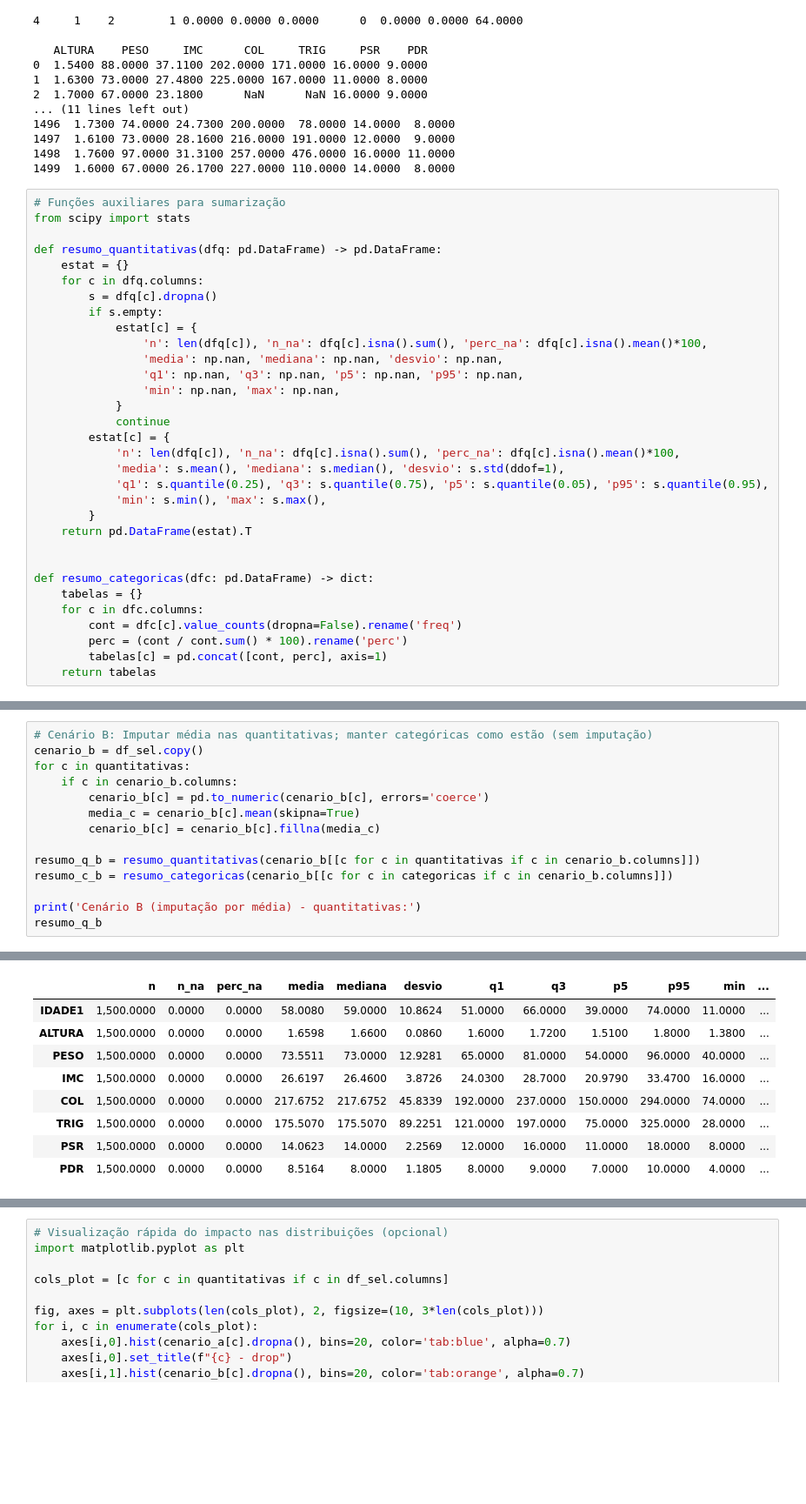
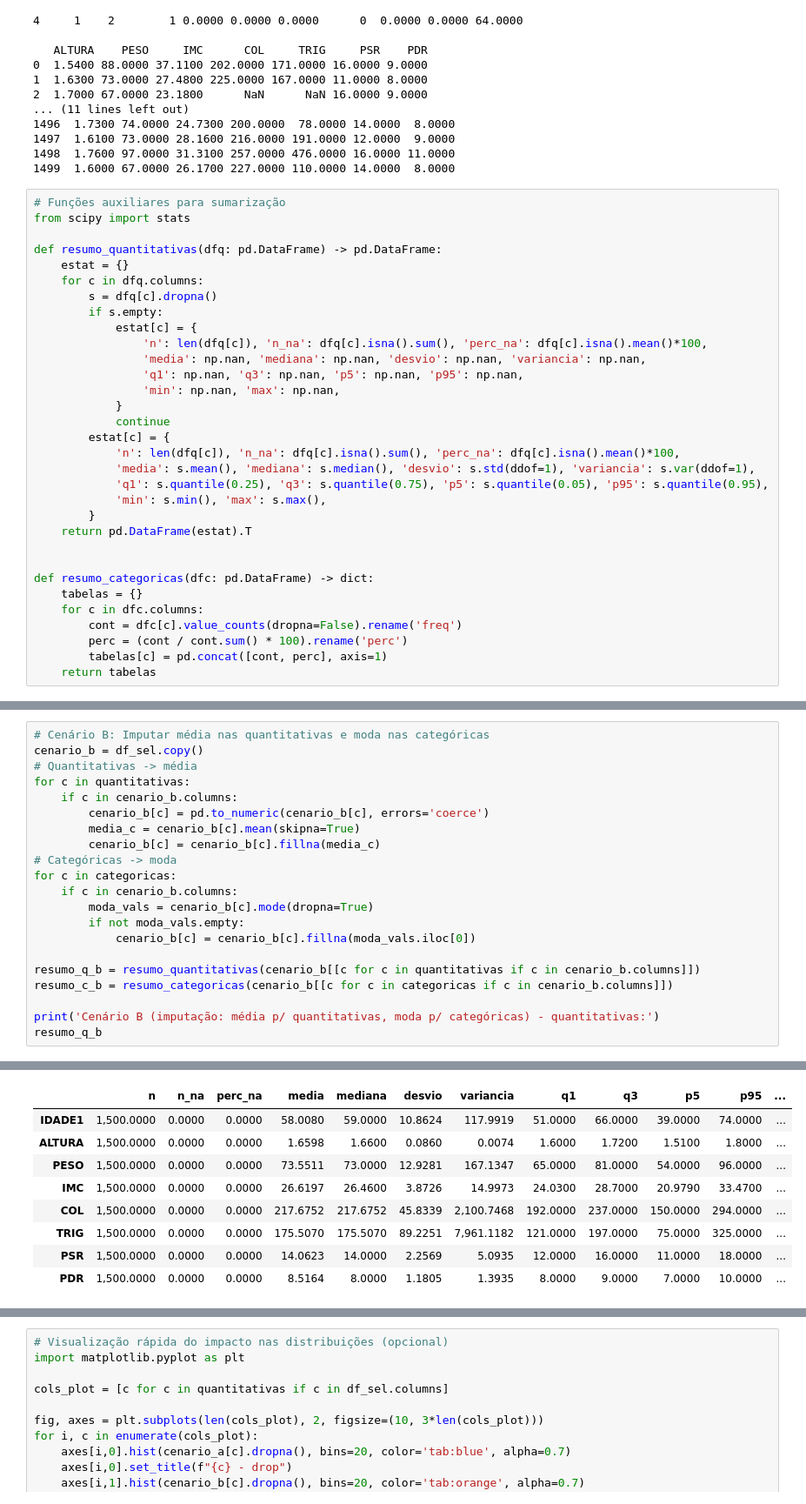
Before and after one commit to gabrielmarchesano/data-analysis-mqam, a Jupyter notebook: analise_coronarias.ipynb, the cells around one changed output, grey strips where cells are left out. Shown at 87% size. Saved outputs shown, nothing was run; the diff lists cells and outputs as text; blank space fills up the shorter version.

```diff
--- a/analise_coronarias.ipynb
+++ b/analise_coronarias.ipynb
@@ -98,14 +98,14 @@ def resumo_quantitativas(dfq: pd.DataFrame) -> pd.DataFrame:
         if s.empty:
             estat[c] = {
                 'n': len(dfq[c]), 'n_na': dfq[c].isna().sum(), 'perc_na': dfq[c].isna().mean()*100,
-                'media': np.nan, 'mediana': np.nan, 'desvio': np.nan,
+                'media': np.nan, 'mediana': np.nan, 'desvio': np.nan, 'variancia': np.nan,
                 'q1': np.nan, 'q3': np.nan, 'p5': np.nan, 'p95': np.nan,
                 'min': np.nan, 'max': np.nan,
             }
             continue
         estat[c] = {
             'n': len(dfq[c]), 'n_na': dfq[c].isna().sum(), 'perc_na': dfq[c].isna().mean()*100,
-            'media': s.mean(), 'mediana': s.median(), 'desvio': s.std(ddof=1),
+            'media': s.mean(), 'mediana': s.median(), 'desvio': s.std(ddof=1), 'variancia': s.var(ddof=1),
             'q1': s.quantile(0.25), 'q3': s.quantile(0.75), 'p5': s.quantile(0.05), 'p95': s.quantile(0.95),
             'min': s.min(), 'max': s.max(),
         }
@@ -143,15 +143,22 @@ Cenário A (drop linhas) - quantitativas:
 # %%
-# Cenário B: Imputar média nas quantitativas; manter categóricas como estão (sem imputação)
+# Cenário B: Imputar média nas quantitativas e moda nas categóricas
 cenario_b = df_sel.copy()
+# Quantitativas -> média
 for c in quantitativas:
     if c in cenario_b.columns:
         cenario_b[c] = pd.to_numeric(cenario_b[c], errors='coerce')
         media_c = cenario_b[c].mean(skipna=True)
         cenario_b[c] = cenario_b[c].fillna(media_c)
+# Categóricas -> moda
+for c in categoricas:
+    if c in cenario_b.columns:
+        moda_vals = cenario_b[c].mode(dropna=True)
+        if not moda_vals.empty:
+            cenario_b[c] = cenario_b[c].fillna(moda_vals.iloc[0])
 
 resumo_q_b = resumo_quantitativas(cenario_b[[c for c in quantitativas if c in cenario_b.columns]])
 resumo_c_b = resumo_categoricas(cenario_b[[c for c in categoricas if c in cenario_b.columns]])
 
-print('Cenário B (imputação por média) - quantitativas:')
+print('Cenário B (imputação: média p/ quantitativas, moda p/ categóricas) - quantitativas:')
 resumo_q_b
 # %% [output]
@@ -159,12 +166,12 @@ Cenário B (imputação por média) - quantitativas:
-|  | n | n_na | perc_na | media | mediana | desvio | q1 | q3 | p5 | p95 | min | ... |
-| IDADE1 | 1,500.0000 | 0.0000 | 0.0000 | 58.0080 | 59.0000 | 10.8624 | 51.0000 | 66.0000 | 39.0000 | 74.0000 | 11.0000 | ... |
-| ALTURA | 1,500.0000 | 0.0000 | 0.0000 | 1.6598 | 1.6600 | 0.0860 | 1.6000 | 1.7200 | 1.5100 | 1.8000 | 1.3800 | ... |
-| PESO | 1,500.0000 | 0.0000 | 0.0000 | 73.5511 | 73.0000 | 12.9281 | 65.0000 | 81.0000 | 54.0000 | 96.0000 | 40.0000 | ... |
-| IMC | 1,500.0000 | 0.0000 | 0.0000 | 26.6197 | 26.4600 | 3.8726 | 24.0300 | 28.7000 | 20.9790 | 33.4700 | 16.0000 | ... |
-| COL | 1,500.0000 | 0.0000 | 0.0000 | 217.6752 | 217.6752 | 45.8339 | 192.0000 | 237.0000 | 150.0000 | 294.0000 | 74.0000 | ... |
-| TRIG | 1,500.0000 | 0.0000 | 0.0000 | 175.5070 | 175.5070 | 89.2251 | 121.0000 | 197.0000 | 75.0000 | 325.0000 | 28.0000 | ... |
-| PSR | 1,500.0000 | 0.0000 | 0.0000 | 14.0623 | 14.0000 | 2.2569 | 12.0000 | 16.0000 | 11.0000 | 18.0000 | 8.0000 | ... |
-| PDR | 1,500.0000 | 0.0000 | 0.0000 | 8.5164 | 8.0000 | 1.1805 | 8.0000 | 9.0000 | 7.0000 | 10.0000 | 4.0000 | ... |
+|  | n | n_na | perc_na | media | mediana | desvio | variancia | q1 | q3 | p5 | p95 | ... |
+| IDADE1 | 1,500.0000 | 0.0000 | 0.0000 | 58.0080 | 59.0000 | 10.8624 | 117.9919 | 51.0000 | 66.0000 | 39.0000 | 74.0000 | ... |
+| ALTURA | 1,500.0000 | 0.0000 | 0.0000 | 1.6598 | 1.6600 | 0.0860 | 0.0074 | 1.6000 | 1.7200 | 1.5100 | 1.8000 | ... |
+| PESO | 1,500.0000 | 0.0000 | 0.0000 | 73.5511 | 73.0000 | 12.9281 | 167.1347 | 65.0000 | 81.0000 | 54.0000 | 96.0000 | ... |
+| IMC | 1,500.0000 | 0.0000 | 0.0000 | 26.6197 | 26.4600 | 3.8726 | 14.9973 | 24.0300 | 28.7000 | 20.9790 | 33.4700 | ... |
+| COL | 1,500.0000 | 0.0000 | 0.0000 | 217.6752 | 217.6752 | 45.8339 | 2,100.7468 | 192.0000 | 237.0000 | 150.0000 | 294.0000 | ... |
+| TRIG | 1,500.0000 | 0.0000 | 0.0000 | 175.5070 | 175.5070 | 89.2251 | 7,961.1182 | 121.0000 | 197.0000 | 75.0000 | 325.0000 | ... |
+| PSR | 1,500.0000 | 0.0000 | 0.0000 | 14.0623 | 14.0000 | 2.2569 | 5.0935 | 12.0000 | 16.0000 | 11.0000 | 18.0000 | ... |
+| PDR | 1,500.0000 | 0.0000 | 0.0000 | 8.5164 | 8.0000 | 1.1805 | 1.3935 | 8.0000 | 9.0000 | 7.0000 | 10.0000 | ... |
 # %%
 # Comparação lado a lado das quantitativas entre os cenários
 comparacao_q = resumo_q_a.join(resumo_q_b, lsuffix='_drop', rsuffix='_media')
```
Also changed, not shown: parts of 7 cells of this notebook.
